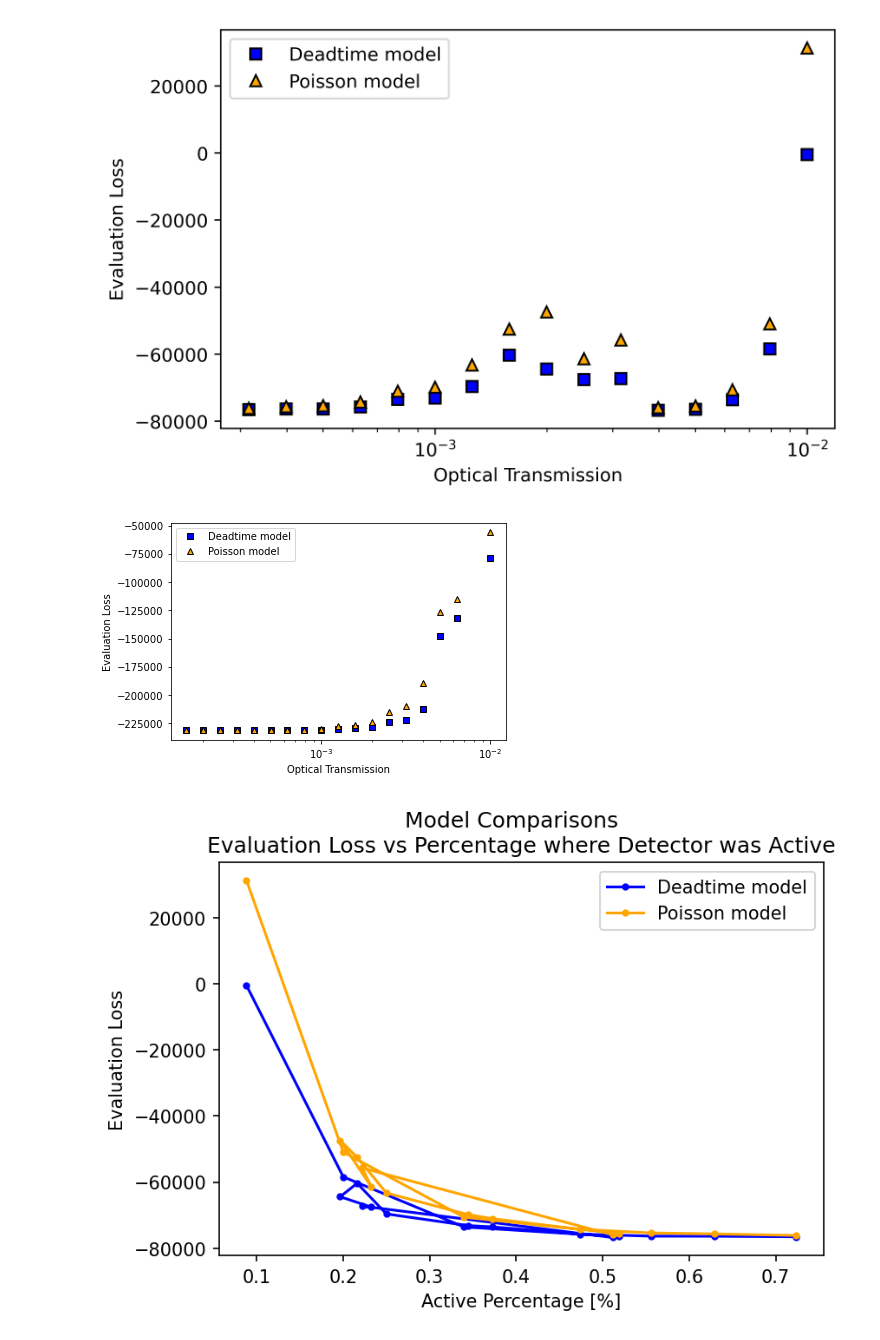
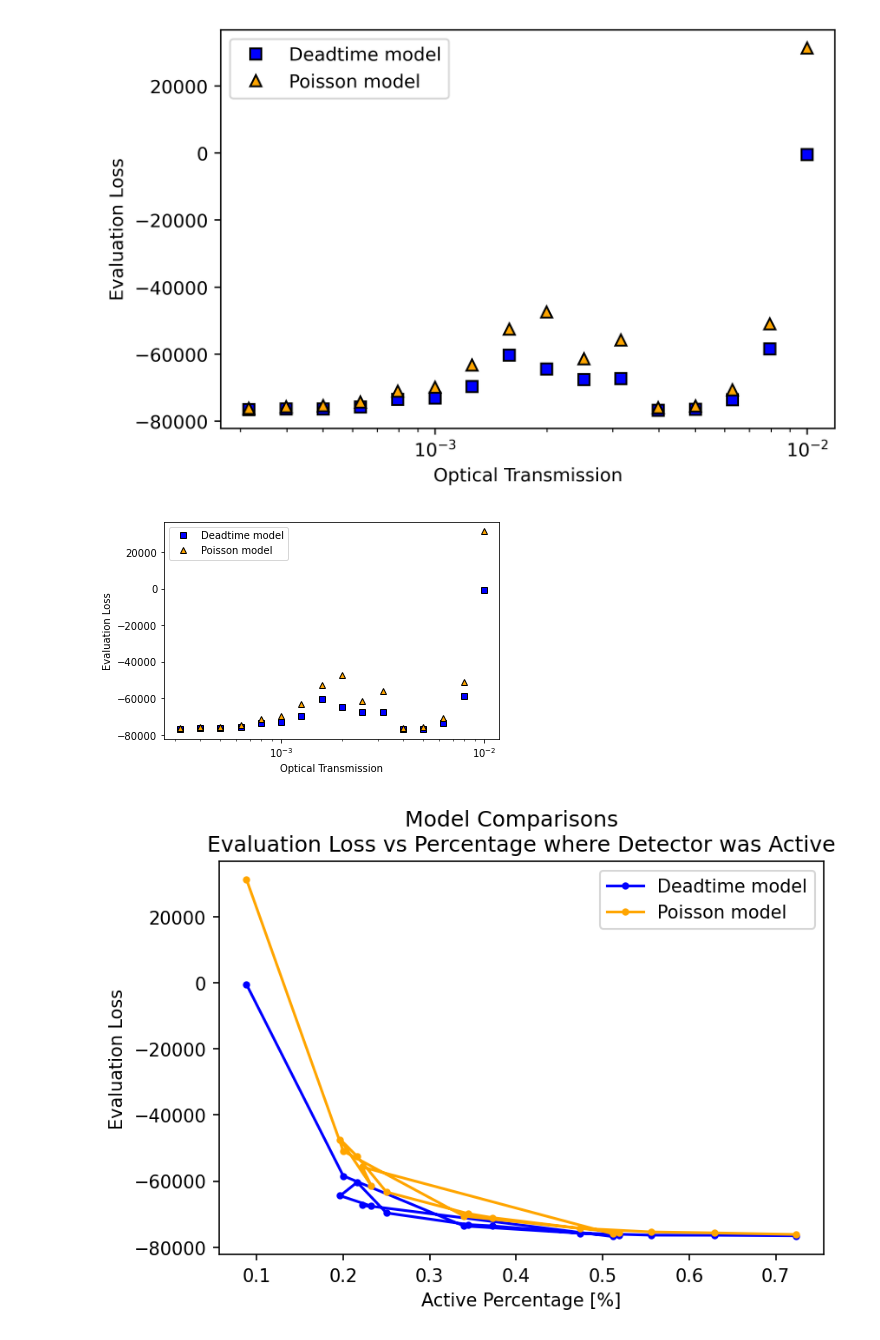
Before and after one commit to gkirchhoff32/ARSENL_backscatter_experiments, a Jupyter notebook: scripts/plot_eval_loss.ipynb, the cells around one changed output. Cells and saved outputs as stored; diff of their text form; code cells hidden in the pictures.

```diff
--- a/scripts/plot_eval_loss.ipynb
+++ b/scripts/plot_eval_loss.ipynb
@@ -12,9 +12,9 @@ mpl.rcParams.update({"figure.facecolor": "white"})
 use_sim_data = False
 use_rmse = False
 # %%
-load_dir = r'C:\Users\jason\OneDrive - UCB-O365\ARSENL\Experiments\SPCM\evaluation_loss'
-df_dtime = pd.read_csv(load_dir + r'/eval_loss_dtimeTrue_OD2.0E+00-5.0E+00_order6-22_shots1.00E+05.csv')
-df_pois = pd.read_csv(load_dir + r'/eval_loss_dtimeFalse_OD2.0E+00-5.0E+00_order6-22_shots1.00E+05.csv')
+load_dir = r'C:\Users\Grant\OneDrive - UCB-O365\ARSENL\Experiments\SPCM\evaluation_loss'
+df_dtime = pd.read_csv(load_dir + r'/eval_loss_dtimeTrue_OD2.0E+00-5.0E+00_order6-15_shots1.00E+05.csv')
+df_pois = pd.read_csv(load_dir + r'/eval_loss_dtimeFalse_OD2.0E+00-5.0E+00_order6-15_shots1.00E+05.csv')
 
 eval_loss_dtime = df_dtime['Evaluation Loss'].dropna()
 eval_loss_pois = df_pois['Evaluation Loss'].dropna()
@@ -74,35 +74,35 @@ ax = fig.add_subplot(111)
 if use_sim_data:
     if use_rmse:
         ax.plot(target_amp_dtime, RMSE_dtime, 's', color='cyan', markeredgecolor='black', label='Deadtime model')
         ax.plot(target_amp_pois, RMSE_pois, '^', color='brown', markeredgecolor='black', label='Poisson model')
         ax.set_ylabel('Relative RMSE')
         plt.legend()
     else:
         ax.plot(target_amp_dtime, eval_loss_dtime, 's', color='blue', markeredgecolor='black', label='Deadtime model')
         ax.plot(target_amp_pois, eval_loss_pois, '^', color='orange', markeredgecolor='black', label='Poisson model')
         ax.set_ylabel('Evaluation Loss')
         plt.legend()
     ax.set_xlabel('Peak Arrival Rate')
 else:
     transmit_factor = 10**(-OD)
     atten_factor = 1-transmit_factor
 
     skip_num = 0
     ax.plot(transmit_factor[skip_num:], eval_loss_dtime[skip_num:], 's', color='blue', markeredgecolor='black', label='Deadtime model')
     ax.plot(transmit_factor[skip_num:], eval_loss_pois[skip_num:], '^', color='orange', markeredgecolor='black', label='Poisson model')
     ax.set_xlabel('Optical Transmission')
     ax.set_ylabel('Evaluation Loss')
     plt.legend()
 
 plt.xscale('log')
 
 
-save_dir = r'C:/Users/jason/Downloads'
+save_dir = r'C:/Users/Grant/Downloads'
 save_plt_file = r'/eval_loss_comparison.png'
 fig.savefig(save_dir + save_plt_file)
 plt.show()
 # %% [output]
-[figure, old version]
+[figure, new version]
 # %%
 # Plot Eval Loss vs Average Active-Detector Percentage
 
```
